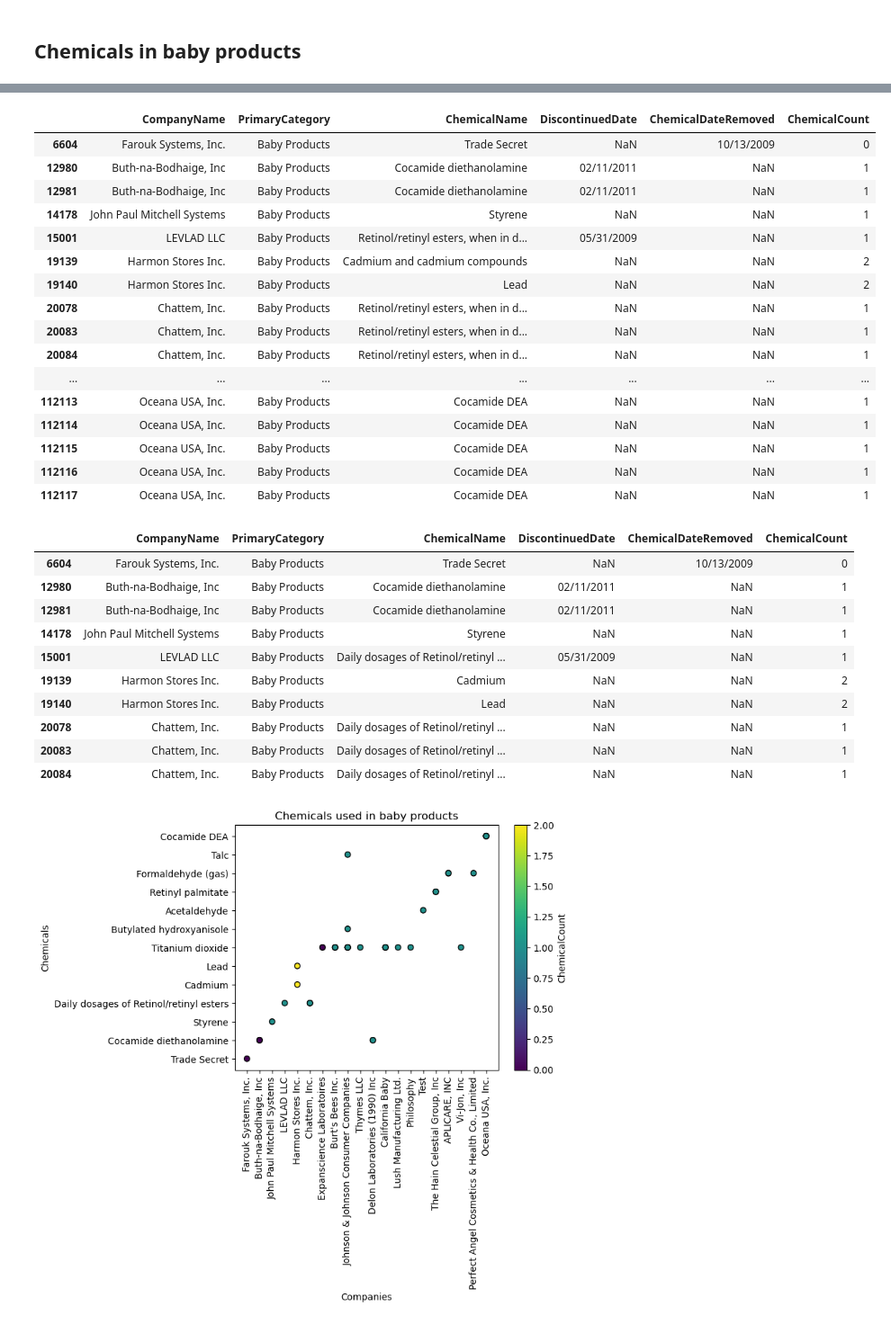
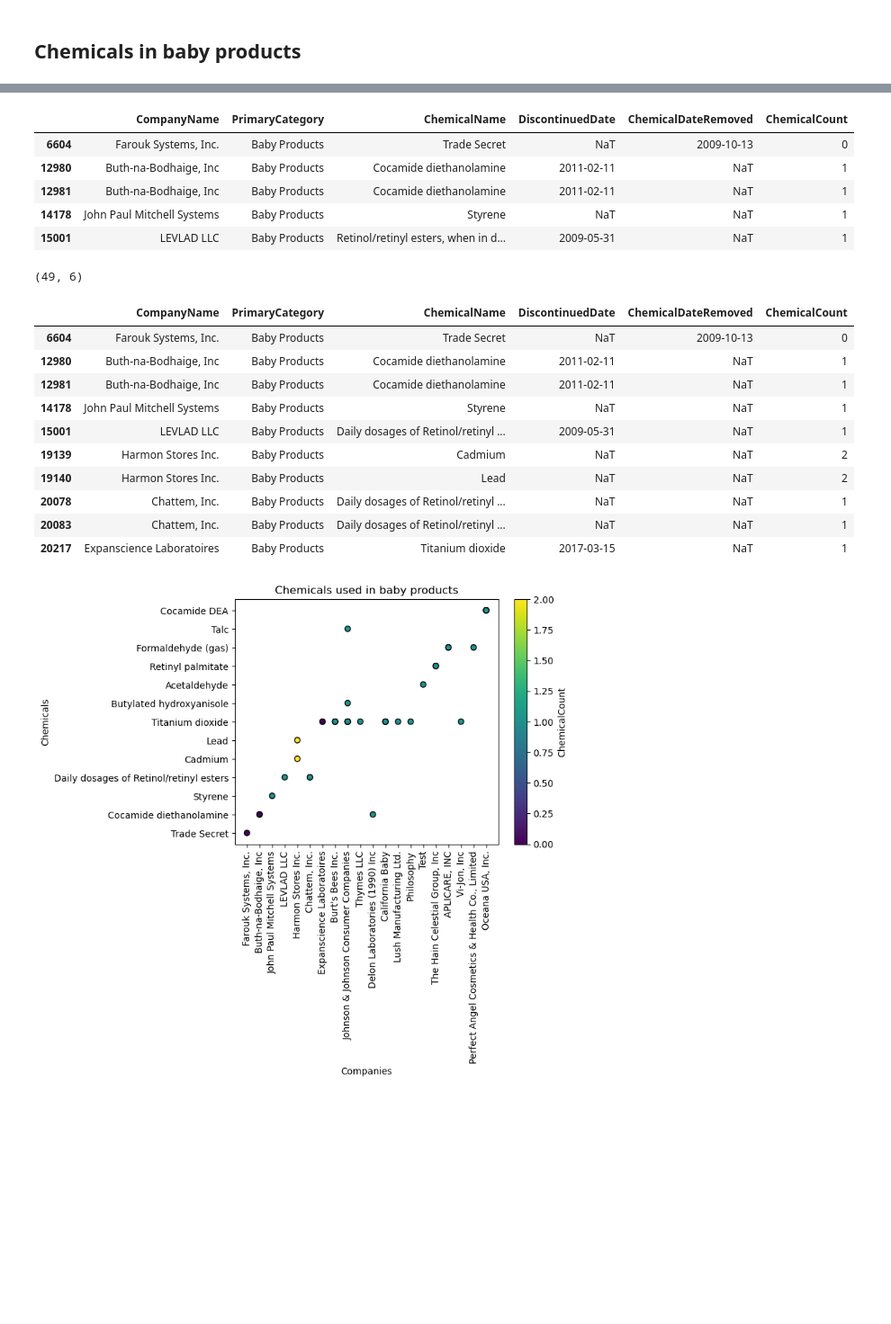
Before and after one commit to Nova8F/Project_1.0, a Jupyter notebook: MA_project1group1.ipynb, the cells around one changed output, grey strips where cells are left out. Shown: that part at 90% size. Cells and saved outputs as stored; diff of their text form; code cells hidden in the pictures; blank space fills up the shorter version.

```diff
--- a/MA_project1group1.ipynb
+++ b/MA_project1group1.ipynb
@@ -44,3 +44,6 @@ original_df.head()
 original_df.shape
 # %% [output]
 (114635, 15)
+# %%
+original_new_df = original_df.drop_duplicates()
+original_new_df.head()
@@ -65,12 +79,12 @@ ChemicalCount              int64
 dtype: object
 # %%
-original_df['InitialDateReported'] = pd.to_datetime(original_df['InitialDateReported'])
-original_df['MostRecentDateReported'] = pd.to_datetime(original_df['MostRecentDateReported'])
-original_df['DiscontinuedDate'] = pd.to_datetime(original_df['DiscontinuedDate'])
-original_df['ChemicalCreatedAt'] = pd.to_datetime(original_df['ChemicalCreatedAt'])
-original_df['ChemicalUpdatedAt'] = pd.to_datetime(original_df['ChemicalUpdatedAt'])
-original_df['ChemicalDateRemoved'] = pd.to_datetime(original_df['ChemicalDateRemoved'])
-original_df.dtypes
+original_new_df['InitialDateReported'] = pd.to_datetime(original_new_df['InitialDateReported'])
+original_new_df['MostRecentDateReported'] = pd.to_datetime(original_new_df['MostRecentDateReported'])
+original_new_df['DiscontinuedDate'] = pd.to_datetime(original_new_df['DiscontinuedDate'])
+original_new_df['ChemicalCreatedAt'] = pd.to_datetime(original_new_df['ChemicalCreatedAt'])
+original_new_df['ChemicalUpdatedAt'] = pd.to_datetime(original_new_df['ChemicalUpdatedAt'])
+original_new_df['ChemicalDateRemoved'] = pd.to_datetime(original_new_df['ChemicalDateRemoved'])
+original_new_df.dtypes
 # %% [output]
 ProductName                       object
 CSF                               object
@@ -435,4 +400,4 @@ Original_data.head()
 # %%
-baby_products = Original_data.loc[Original_data["PrimaryCategory"]=="Baby Products"]
+baby_products = original_new_df.loc[original_new_df["PrimaryCategory"]=="Baby Products"]
 baby_products.head()
 # %% [output]
@@ -446,24 +410,17 @@ baby_products.head()
 # %%
 baby_products_df = baby_products[["CompanyName", "PrimaryCategory", "ChemicalName","DiscontinuedDate", "ChemicalDateRemoved", "ChemicalCount"]]
-baby_products_df.head(50)
+baby_products_df.head()
 # %% [output]
 |  | CompanyName | PrimaryCategory | ChemicalName | DiscontinuedDate | ChemicalDateRemoved | ChemicalCount |
-| 6604 | Farouk Systems, Inc. | Baby Products | Trade Secret | NaN | 10/13/2009 | 0 |
-| 12980 | Buth-na-Bodhaige, Inc | Baby Products | Cocamide diethanolamine | 02/11/2011 | NaN | 1 |
-| 12981 | Buth-na-Bodhaige, Inc | Baby Products | Cocamide diethanolamine | 02/11/2011 | NaN | 1 |
-| 14178 | John Paul Mitchell Systems | Baby Products | Styrene | NaN | NaN | 1 |
-| 15001 | LEVLAD LLC | Baby Products | Retinol/retinyl esters, when in d... | 05/31/2009 | NaN | 1 |
-| 19139 | Harmon Stores Inc. | Baby Products | Cadmium and cadmium compounds | NaN | NaN | 2 |
-| 19140 | Harmon Stores Inc. | Baby Products | Lead | NaN | NaN | 2 |
-| 20078 | Chattem, Inc. | Baby Products | Retinol/retinyl esters, when in d... | NaN | NaN | 1 |
-| 20083 | Chattem, Inc. | Baby Products | Retinol/retinyl esters, when in d... | NaN | NaN | 1 |
-| 20084 | Chattem, Inc. | Baby Products | Retinol/retinyl esters, when in d... | NaN | NaN | 1 |
-| ... | ... | ... | ... | ... | ... | ... |
-| 112113 | Oceana USA, Inc. | Baby Products | Cocamide DEA | NaN | NaN | 1 |
-| 112114 | Oceana USA, Inc. | Baby Products | Cocamide DEA | NaN | NaN | 1 |
-| 112115 | Oceana USA, Inc. | Baby Products | Cocamide DEA | NaN | NaN | 1 |
-| 112116 | Oceana USA, Inc. | Baby Products | Cocamide DEA | NaN | NaN | 1 |
-| 112117 | Oceana USA, Inc. | Baby Products | Cocamide DEA | NaN | NaN | 1 |
+| 6604 | Farouk Systems, Inc. | Baby Products | Trade Secret | NaT | 2009-10-13 | 0 |
+| 12980 | Buth-na-Bodhaige, Inc | Baby Products | Cocamide diethanolamine | 2011-02-11 | NaT | 1 |
+| 12981 | Buth-na-Bodhaige, Inc | Baby Products | Cocamide diethanolamine | 2011-02-11 | NaT | 1 |
+| 14178 | John Paul Mitchell Systems | Baby Products | Styrene | NaT | NaT | 1 |
+| 15001 | LEVLAD LLC | Baby Products | Retinol/retinyl esters, when in d... | 2009-05-31 | NaT | 1 |
+# %%
+baby_products_df.shape
+# %% [output]
+(49, 6)
 # %%
 baby_products_df['ChemicalName'] = baby_products_df['ChemicalName'].replace({
     "Cadmium and cadmium compounds" : "Cadmium",
@@ -472,16 +429,16 @@ baby_products_df['ChemicalName'] = baby_products_df['ChemicalName'].replace({
 baby_products_df.head(10)
 # %% [output]
 |  | CompanyName | PrimaryCategory | ChemicalName | DiscontinuedDate | ChemicalDateRemoved | ChemicalCount |
-| 6604 | Farouk Systems, Inc. | Baby Products | Trade Secret | NaN | 10/13/2009 | 0 |
-| 12980 | Buth-na-Bodhaige, Inc | Baby Products | Cocamide diethanolamine | 02/11/2011 | NaN | 1 |
-| 12981 | Buth-na-Bodhaige, Inc | Baby Products | Cocamide diethanolamine | 02/11/2011 | NaN | 1 |
-| 14178 | John Paul Mitchell Systems | Baby Products | Styrene | NaN | NaN | 1 |
-| 15001 | LEVLAD LLC | Baby Products | Daily dosages of Retinol/retinyl ... | 05/31/2009 | NaN | 1 |
-| 19139 | Harmon Stores Inc. | Baby Products | Cadmium | NaN | NaN | 2 |
-| 19140 | Harmon Stores Inc. | Baby Products | Lead | NaN | NaN | 2 |
-| 20078 | Chattem, Inc. | Baby Products | Daily dosages of Retinol/retinyl ... | NaN | NaN | 1 |
-| 20083 | Chattem, Inc. | Baby Products | Daily dosages of Retinol/retinyl ... | NaN | NaN | 1 |
-| 20084 | Chattem, Inc. | Baby Products | Daily dosages of Retinol/retinyl ... | NaN | NaN | 1 |
+| 6604 | Farouk Systems, Inc. | Baby Products | Trade Secret | NaT | 2009-10-13 | 0 |
+| 12980 | Buth-na-Bodhaige, Inc | Baby Products | Cocamide diethanolamine | 2011-02-11 | NaT | 1 |
+| 12981 | Buth-na-Bodhaige, Inc | Baby Products | Cocamide diethanolamine | 2011-02-11 | NaT | 1 |
+| 14178 | John Paul Mitchell Systems | Baby Products | Styrene | NaT | NaT | 1 |
+| 15001 | LEVLAD LLC | Baby Products | Daily dosages of Retinol/retinyl ... | 2009-05-31 | NaT | 1 |
+| 19139 | Harmon Stores Inc. | Baby Products | Cadmium | NaT | NaT | 2 |
+| 19140 | Harmon Stores Inc. | Baby Products | Lead | NaT | NaT | 2 |
+| 20078 | Chattem, Inc. | Baby Products | Daily dosages of Retinol/retinyl ... | NaT | NaT | 1 |
+| 20083 | Chattem, Inc. | Baby Products | Daily dosages of Retinol/retinyl ... | NaT | NaT | 1 |
+| 20217 | Expanscience Laboratoires | Baby Products | Titanium dioxide | 2017-03-15 | NaT | 1 |
 # %%
 plt.scatter(baby_products_df["CompanyName"], baby_products_df["ChemicalName"], c=baby_products_df["ChemicalCount"], facecolors="red", edgecolors="black")
 
```
Also changed, not shown: parts of 37 cells of this notebook.
